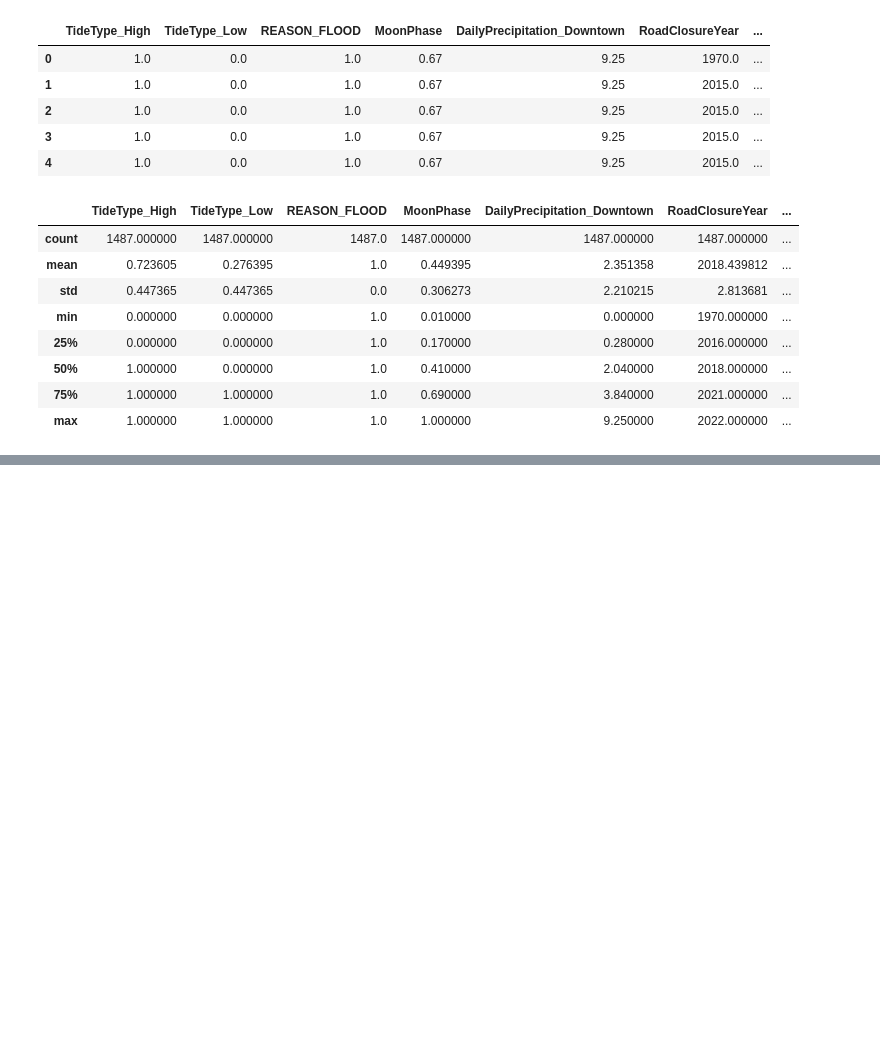
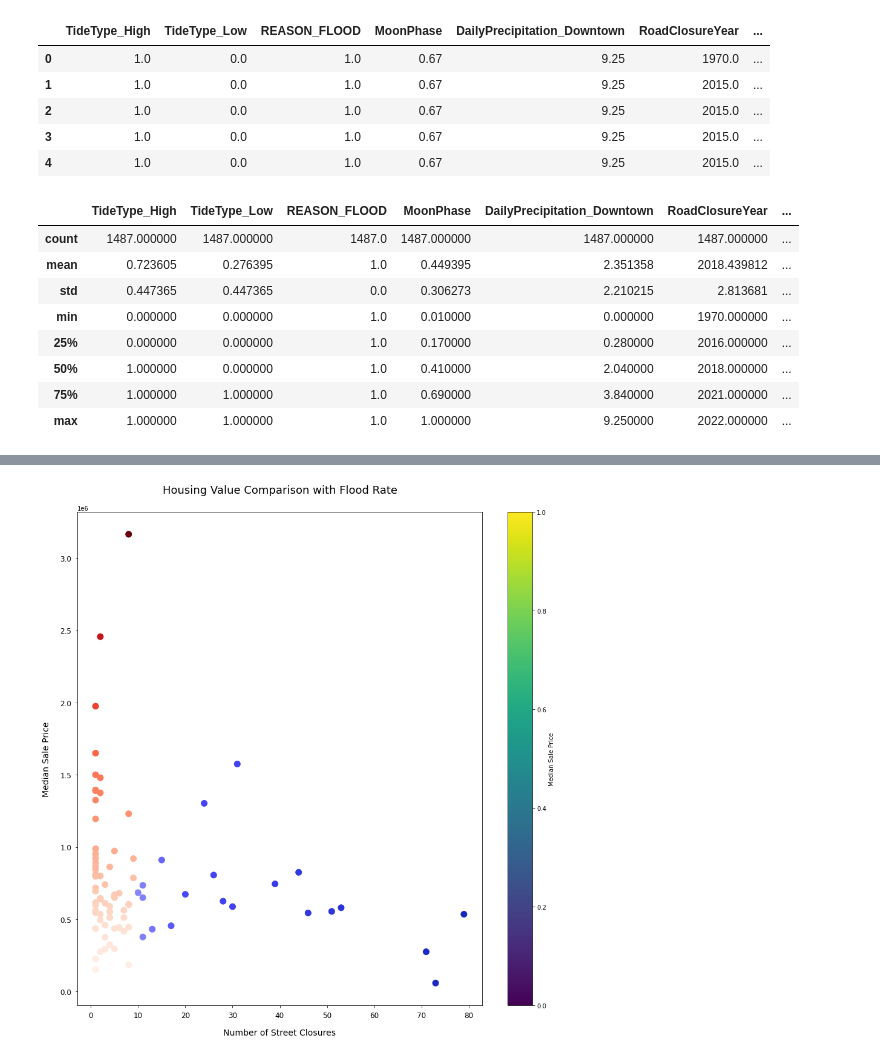
Before and after one commit to schreibergn/Data534Project-, a Jupyter notebook: DowntownFlood.ipynb, the cells around one changed output, grey strips where cells are left out. Drawn from its saved outputs; the diff is of its cells as text; code cells hidden in the pictures; blank space fills up the shorter version.

```diff
--- a/DowntownFlood.ipynb
+++ b/DowntownFlood.ipynb
@@ -792,0 +750,34 @@ MergedHomeFlood.to_csv('Coordinates.csv')
+# %%
+import numpy as np
+from matplotlib.colors import LinearSegmentedColormap
+
+cmap = LinearSegmentedColormap.from_list('custom blue', [(0, '#c9c9f5'), (0.2, '#4946fa'), (1, '#051ba8')], N=100)
+
+x = MergedHomeFlood['RoadClosureDate']
+y = MergedHomeFlood['sold_price']
+colors = (y - y.min()) / (y.max() - y.min())
+
+red_cmap = plt.cm.get_cmap('Reds')
+red_norm = plt.Normalize(vmin=y.min(), vmax=y.max())
+red_colors = red_cmap(red_norm(y))
+
+colors = np.zeros((len(x), 4))
+for i in range(len(x)):
+    if x[i] < 10:
+        colors[i] = red_colors[i]
+    else:
+        colors[i] = cmap(x[i])
+
+
+plt.figure(figsize=(15, 15))
+plt.scatter(x, y, c=colors, s=100)
+plt.colorbar(label='Median Sale Price')
+
+plt.title('Housing Value Comparison with Flood Rate', fontsize=18, y=1.03)
+plt.xlabel('Number of Street Closures', fontsize=14, labelpad=15)
+plt.ylabel('Median Sale Price', fontsize=14, labelpad=15)
+plt.tick_params(labelsize=12, pad=6)
+
+plt.show()
+# %% [output]
+[figure, added]
```
Also changed, not shown: parts of 58 cells of this notebook.
